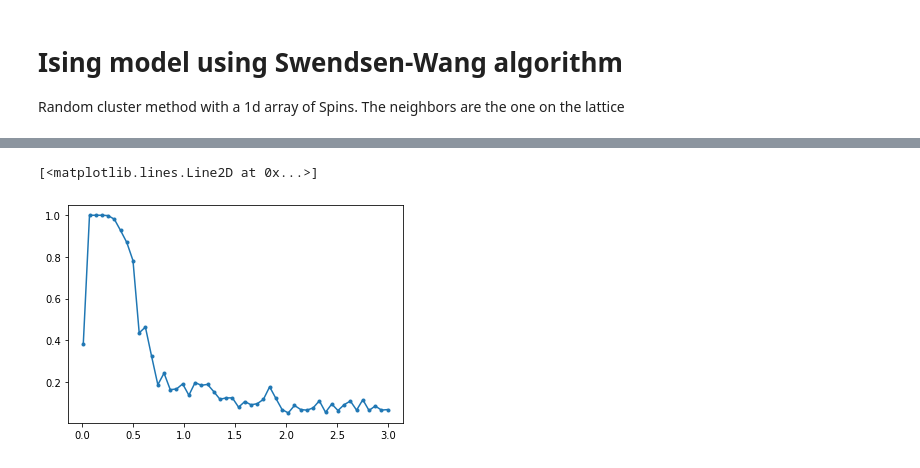
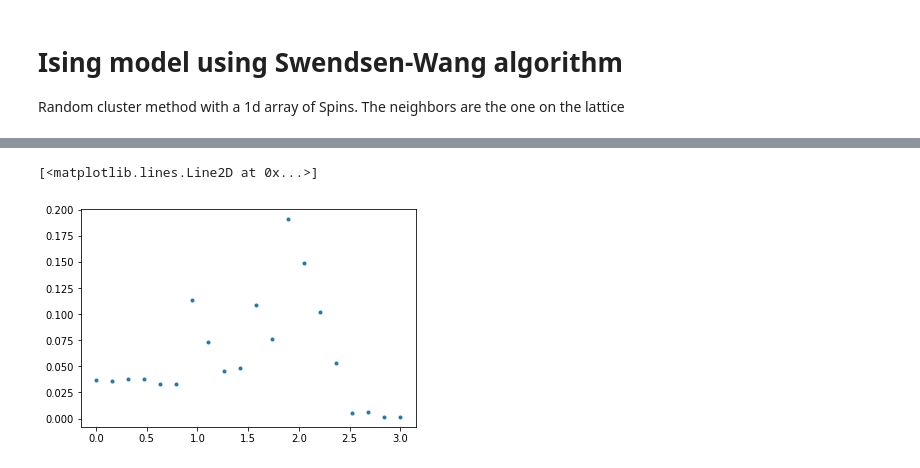
Before and after one commit to CarloGiorgio/Computational_Biolophysics, a Jupyter notebook: Clustering/ising_cluster.ipynb, the cells around one changed output, grey strips where cells are left out. Drawn from its saved outputs; the diff is of its cells as text; code cells hidden in the pictures.

```diff
--- a/Clustering/ising_cluster.ipynb
+++ b/Clustering/ising_cluster.ipynb
@@ -263,5 +208,12 @@ m_m=np.asarray(m_m)
-# %%
-plt.plot(Te,m_m[:,0],'.-')
-# %% [output]
-[<matplotlib.lines.Line2D at 0x...>]
-[figure, removed]
+# %%
+tw=np.linspace(0.001,3,20)
+m=np.zeros(tw.shape[-1])
+chi=m.copy()
+for i,t in enumerate(tw):
+  m[i],chi[i]=traj(26,t)
+# %%
+#plt.plot(tw,m,'.')
+plt.plot(tw,chi,'.')
+# %% [output]
+[<matplotlib.lines.Line2D at 0x...>]
+[figure, added]
```
Also changed, not shown: parts of 19 cells of this notebook.
